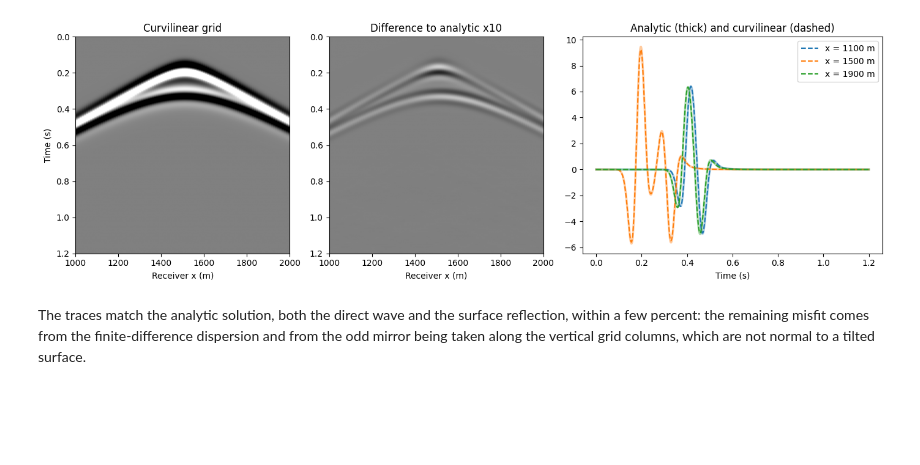
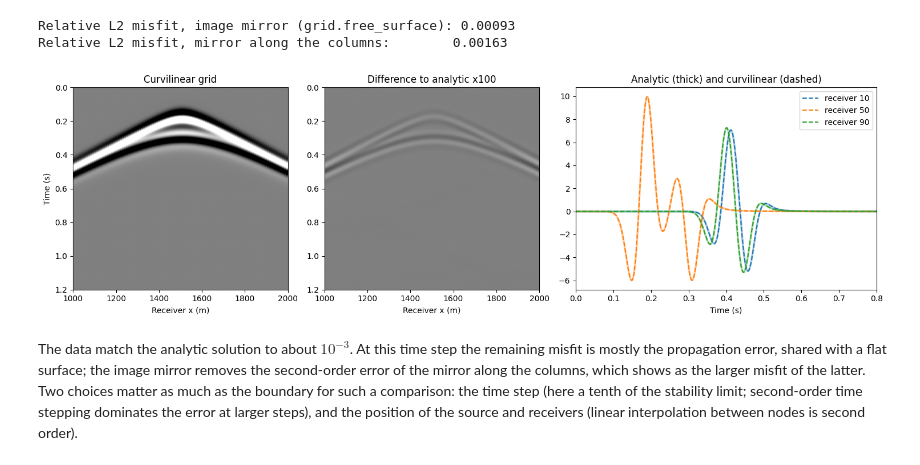
Before and after one commit to devitocodes/devito, a Jupyter notebook: examples/userapi/10_curvilinear_grids.ipynb, the cells around one changed output. Saved outputs shown, nothing was run; the diff lists cells and outputs as text; code cells hidden in the pictures; blank space fills up the shorter version.

```diff
--- a/examples/userapi/10_curvilinear_grids.ipynb
+++ b/examples/userapi/10_curvilinear_grids.ipynb
@@ -221,0 +163,5 @@ Writing to the HALO along potentially distributed Dimensions; set their Grid top
+# %%
+x, y = hill.dimensions
+print(f'Computational shape {hill.shape}, spacing {float(hill.spacing[0])} m')
+print(f'Smallest physical cell size {hill.min_spacing:.2f} m')
+hill.metrics
@@ -222,3 +450,24 @@ Writing to the HALO along potentially distributed Dimensions; set their Grid top
+# %%
+source_position = grid.to_physical([[1500., 200.]])
+receiver_positions = grid.to_physical(np.stack([np.linspace(1000., 2000., 101),
+                                                np.full(101, 100.)], axis=1))
+src = SparseTimeFunction(name='src', grid=grid, npoint=1, nt=nt,
+                         coordinates=source_position)
+src.data[:, 0] = ricker(time_values)
+
+
+def simulate(surface_equations, u, rec):
+    update = Eq(u.forward, 2*u - u.backward + dt**2*u.laplace/m)
+    op = Operator([update] + surface_equations +
+                  src.inject(field=u.forward, expr=src*dt**2/m) +
+                  rec.interpolate(expr=u))
+    return op
+
+
+u = TimeFunction(name='u', grid=grid, space_order=8, time_order=2)
+rec = SparseTimeFunction(name='rec', grid=grid, npoint=101, nt=nt,
+                         coordinates=receiver_positions)
+op = simulate(grid.free_surface(u.forward), u, rec)
 # %%
 # NBVAL_IGNORE_OUTPUT
 snapshot_step = int(.55/dt)
@@ -303,0 +565,9 @@ Relative L2 misfit to the image-source solution: 0.017
+# %%
+# NBVAL_IGNORE_OUTPUT
+misfit = np.linalg.norm(rec.data - analytic)/np.linalg.norm(analytic)
+misfit_column = np.linalg.norm(rec_column.data - analytic)/np.linalg.norm(analytic)
+print(f'Relative L2 misfit, image mirror (grid.free_surface): {misfit:.5f}')
+print(f'Relative L2 misfit, mirror along the columns:        {misfit_column:.5f}')
+# %% [output]
+Relative L2 misfit, image mirror (grid.free_surface): 0.00093
+Relative L2 misfit, mirror along the columns:        0.00163
@@ -304,29 +577,34 @@ Relative L2 misfit to the image-source solution: 0.017
 # %%
 # NBVAL_IGNORE_OUTPUT
-fig, axes = plt.subplots(1, 3, figsize=(14, 4.5),
+fig, axes = plt.subplots(1, 3, figsize=(15, 4.5),
                          gridspec_kw={'width_ratios': [1, 1, 1.4]})
-extent = [receiver_x[0], receiver_x[-1], time_values[-1], 0]
+extent = [1000., 2000., time_values[-1], 0]
 clip = np.abs(analytic).max()/3
-for ax, data, title in zip(axes[:2], [rec.data, 10*(rec.data - analytic)],
-                           ['Curvilinear grid', 'Difference to analytic x10'],
-                           strict=True):
+panels = [rec.data, 100*(rec.data - analytic)]
+titles = ['Curvilinear grid', 'Difference to analytic x100']
+for ax, data, title in zip(axes[:2], panels, titles, strict=True):
     ax.imshow(data, aspect='auto', cmap='gray', vmin=-clip, vmax=clip, extent=extent)
     ax.set_xlabel('Receiver x (m)')
     ax.set_title(title)
 axes[0].set_ylabel('Time (s)')
 for j, color in zip([10, 50, 90], ['C0', 'C1', 'C2'], strict=True):
     axes[2].plot(time_values, analytic[:, j], color=color, lw=2.5, alpha=.4)
     axes[2].plot(time_values, rec.data[:, j], '--', color=color,
-                 label=f'x = {receiver_x[j]:.0f} m')
+                 label=f'receiver {j}')
+axes[2].set_xlim(0, .8)
 axes[2].set_xlabel('Time (s)')
 axes[2].set_title('Analytic (thick) and curvilinear (dashed)')
 axes[2].legend()
 plt.tight_layout()
 plt.show()
 # %% [output]
-[figure, old version]
+[figure, new version]
-# %% [markdown]
-The traces match the analytic solution, both the direct wave and the surface
-reflection, within a few percent: the remaining misfit comes from the
-finite-difference dispersion and from the odd mirror being taken along the
-vertical grid columns, which are not normal to a tilted surface.
+# %% [markdown]
+The data match the analytic solution to about $10^{-3}$. At this time step the
+remaining misfit is mostly the propagation error, shared with a flat surface;
+the image mirror removes the second-order error of the mirror along the
+columns, which shows as the larger misfit of the latter. Two choices matter as
+much as the boundary for such a comparison: the time step (here a tenth of
+the stability limit; second-order time stepping dominates the error at larger
+steps), and the position of the source and receivers (linear interpolation
+between nodes is second order).
```
Also changed, not shown: parts of 57 cells of this notebook, 1 other file.
